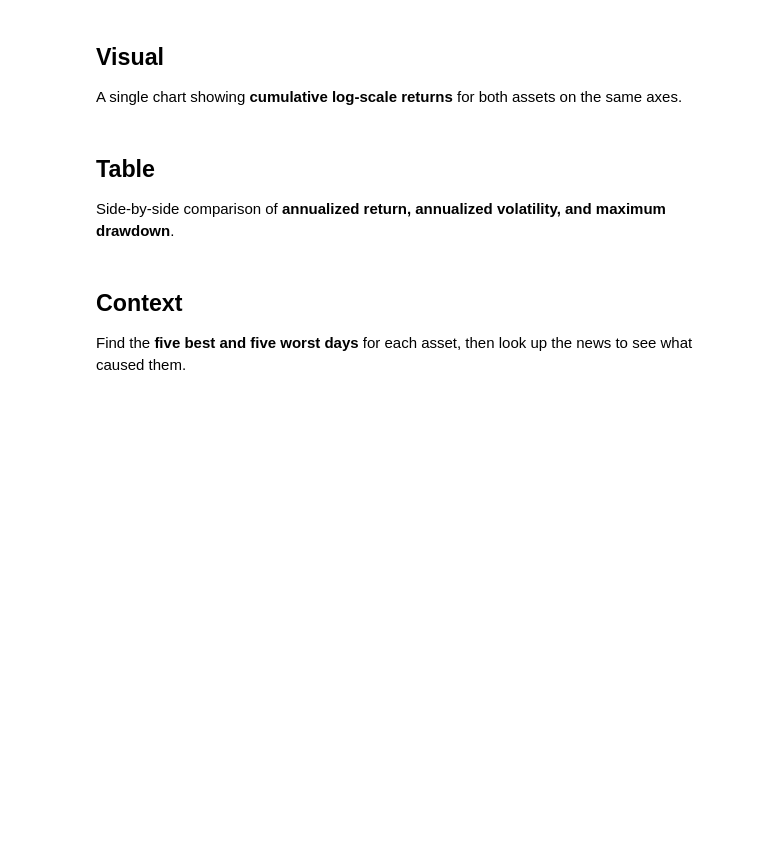
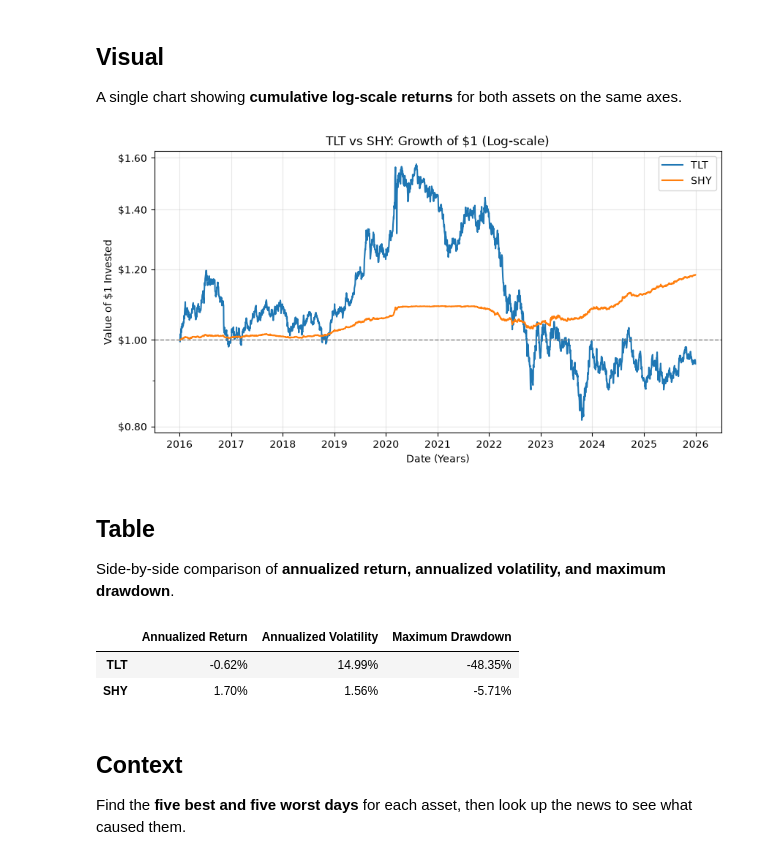
Before and after one commit to ptterdg-blip/Project_1_OQG, a Jupyter notebook: notebooks/week1_returns_and_risk.ipynb, the cells around one changed output. Drawn from its saved outputs; the diff is of its cells as text; code cells hidden in the pictures; blank space fills up the shorter version.

Commit message:
Week 1: returns and risk

```diff
--- a/notebooks/week1_returns_and_risk.ipynb
+++ b/notebooks/week1_returns_and_risk.ipynb
@@ -2,4 +2,20 @@
 # Week 1: Returns and Risk
 Pull ten years of daily data for both assets and compute daily returns from the **Adjusted Close** price.
 # %%
-# Load your data from ../data/ (see the setup notebook)
+import pandas as pd
+import numpy as np
+import matplotlib.pyplot as plt
+
+# My pair: long-term vs Short-term Treasuries
+TICKERS = ["TLT", "SHY"]
+
+# Load the Adjusted Close for each asset into one table
+prices = pd.DataFrame()
+for ticker in TICKERS:
+    px = pd.read_csv(f"../data/{ticker}.csv", index_col=0, parse_dates=True)
+    prices[ticker] = px["Adj Close"]
+
+# Daily returns
+returns = prices.pct_change().dropna()
+
+returns.tail()
@@ -6,9 +30,57 @@ Pull ten years of daily data for both assets and compute daily returns from the
 # %% [markdown]
 ## Visual
 A single chart showing **cumulative log-scale returns** for both assets on the same axes.
+# %%
+from matplotlib.ticker import FuncFormatter, NullFormatter
+growth = (1 + returns).cumprod()
+fig, ax = plt.subplots(figsize=(10, 5))
+
+# loop pattern to plot each asset
+for ticker in TICKERS:
+    ax.plot(growth.index, growth[ticker], label = ticker)
+# Log scale, with dollar labels
+ax.set_yscale("log")
+ax.set_yticks([0.8, 1.0, 1.2, 1.4,1.6])
+ax.yaxis.set_major_formatter(FuncFormatter(lambda y, _: f"${y:.2f}"))   # show them as $0.80, $1.00, ...
+ax.yaxis.set_minor_formatter(NullFormatter())
+# Format the Y-axis to show $0.80 instead of 1.0...
+ax.axhline(1.0, color="gray", linestyle="--", linewidth=1)
+ax.grid(True, which="major", alpha=0.3)
+ax.set_title("TLT vs SHY: Growth of $1 (Log-scale)")
+ax.set_xlabel("Date (Years)")
+ax.set_ylabel("Value of $1 Invested")
+ax.legend()
+plt.show()
+# %% [output]
+[figure, added]
 # %% [markdown]
 ## Table
 Side-by-side comparison of **annualized return, annualized volatility, and maximum drawdown**.
+# %%
+n_days = len(returns) # 2513 trading days in teh dataset
+
+# Annualized return, is the constant yearly rate of return that would give the same cumulative return as the actual returns over the period.
+
+ann_return = growth.iloc[-1] ** (252/ n_days) - 1
+
+# Annualized volatility, is the standard deviation of daily returns. "how far a typical day moves from average"
+ann_vol = returns.std() * np.sqrt(252)
+
+# Maximum drawdown, is the maximum loss from a peak to a trough of a portfolio.
+running_peak = growth.cummax() # highest value reached so far
+drawdown = growth / running_peak - 1 # % below that peak
+max_dd = drawdown.min() # Worst day.
+
+table = pd.DataFrame({
+    "Annualized Return": ann_return,
+    "Annualized Volatility": ann_vol,
+    "Maximum Drawdown": max_dd,
+})
+table.map("{:.2%}".format)
+# %% [output]
+|  | Annualized Return | Annualized Volatility | Maximum Drawdown |
+| TLT | -0.62% | 14.99% | -48.35% |
+| SHY | 1.70% | 1.56% | -5.71% |
 # %% [markdown]
 ## Context
 Find the **five best and five worst days** for each asset, then look up the news to see what caused them.
```
Also changed, not shown: parts of 4 cells of this notebook, 1 other file.
